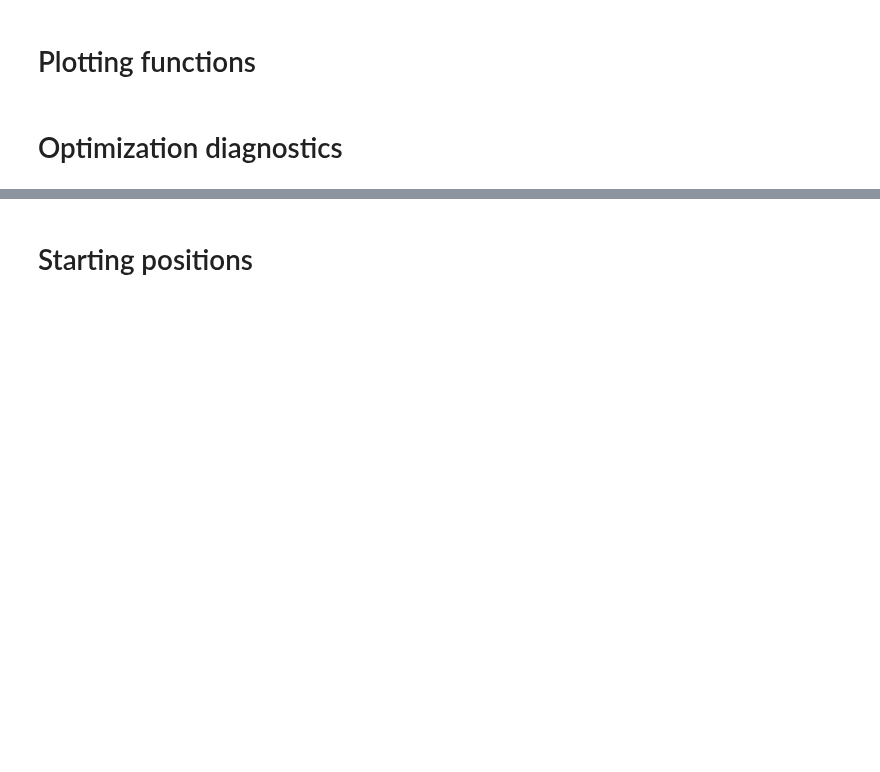
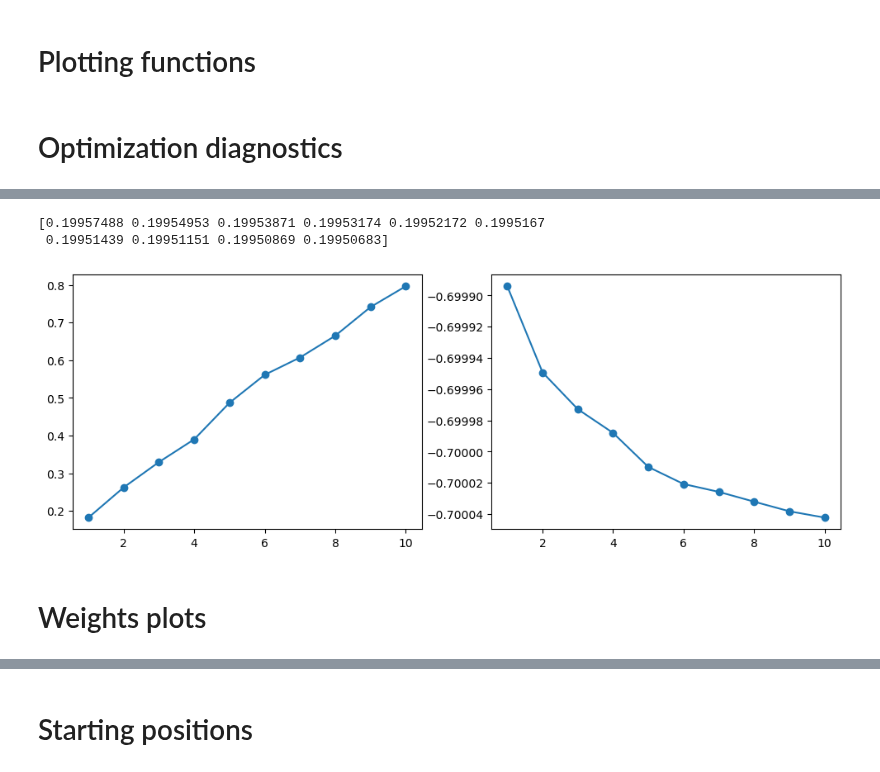
Before and after one commit to mcstanle/cf_inversion_sb_admm, a Jupyter notebook: output_investigations_12.ipynb, the cells around one changed output, grey strips where cells are left out. Saved outputs shown, nothing was run; the diff lists cells and outputs as text; code cells hidden in the pictures; blank space fills up the shorter version.

```diff
--- a/output_investigations_12.ipynb
+++ b/output_investigations_12.ipynb
@@ -119,0 +219,4 @@ def month_map_plot(df, w_col_str, norm, vmin=None, vmax=None, figsize=(12, 16),
+# %%
+with open(BASE_DIR + '/12/final_results.pkl', 'rb') as f:
+    final_res = pickle.load(f)
+print(final_res)
@@ -119,0 +241,21 @@ def month_map_plot(df, w_col_str, norm, vmin=None, vmax=None, figsize=(12, 16),
+# %%
+NUM_ITERS = 10
+feasibility = np.zeros(NUM_ITERS)
+for i in range(NUM_ITERS):
+    feasibility[i] = np.linalg.norm(h - A.T @ final_res['c_opt_output']['vectors'][i] - final_res['KTw_vecs'][i])
+print(feasibility)
+# %% [output]
+[0.19957488 0.19954953 0.19953871 0.19953174 0.19952172 0.1995167
+ 0.19951439 0.19951151 0.19950869 0.19950683]
+# %%
+fig, ax = plt.subplots(ncols=2, nrows=1, figsize=(12, 4))
+xs = np.arange(1, NUM_ITERS + 1)
+ax[0].plot(xs, final_res['objective_evals'])
+ax[0].scatter(xs, final_res['objective_evals'])
+ax[1].plot(xs, np.log10(feasibility))
+ax[1].scatter(xs, np.log10(feasibility))
+plt.show()
+# %% [output]
+[figure, added]
+# %% [markdown]
+# Weights plots
```
Also changed, not shown: parts of 23 cells of this notebook, 2 other files.
